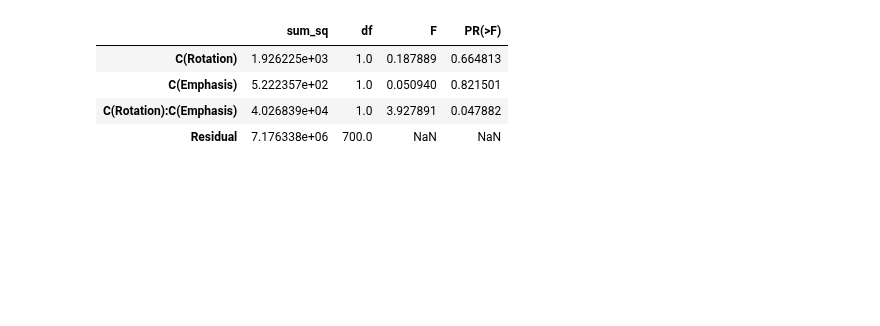
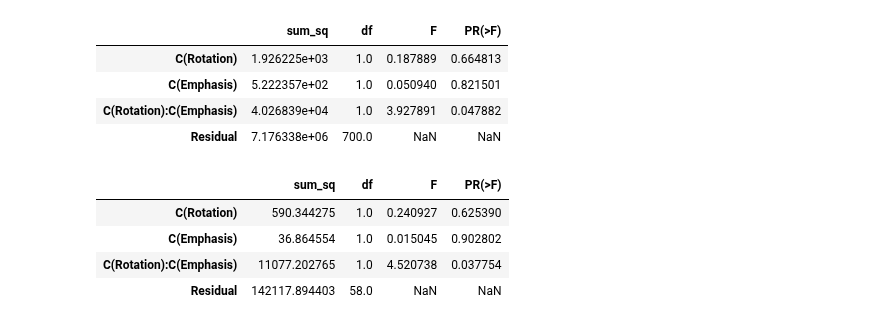
Before and after one commit to tejas-savalia/vma_behavioral, a Jupyter notebook: All experiments/feedback_aiming_unlearning/aim_analyses.ipynb, the cells around one changed output. Saved outputs shown, nothing was run; the diff lists cells and outputs as text; code cells hidden in the pictures; blank space fills up the shorter version.

```diff
--- a/All experiments/feedback_aiming_unlearning/aim_analyses.ipynb
+++ b/All experiments/feedback_aiming_unlearning/aim_analyses.ipynb
@@ -165,3 +180,15 @@ sm.stats.anova_lm(model, typ=2)
 | C(Emphasis) | 5.222357e+02 | 1.0 | 0.050940 | 0.821501 |
 | C(Rotation):C(Emphasis) | 4.026839e+04 | 1.0 | 3.927891 | 0.047882 |
 | Residual | 7.176338e+06 | 700.0 | NaN | NaN |
+# %%
+df_aim_participant = df_aim.groupby(['p_id', 'Rotation', 'Emphasis']).median().reset_index()
+# %%
+model = ols(
+    'difference ~ C(Rotation) * C(Emphasis)', data=df_aim_participant).fit()
+sm.stats.anova_lm(model, typ=2)
+# %% [output]
+|  | sum_sq | df | F | PR(>F) |
+| C(Rotation) | 590.344275 | 1.0 | 0.240927 | 0.625390 |
+| C(Emphasis) | 36.864554 | 1.0 | 0.015045 | 0.902802 |
+| C(Rotation):C(Emphasis) | 11077.202765 | 1.0 | 4.520738 | 0.037754 |
+| Residual | 142117.894403 | 58.0 | NaN | NaN |
```
Also changed, not shown: parts of 6 cells of this notebook, 2 other files.
